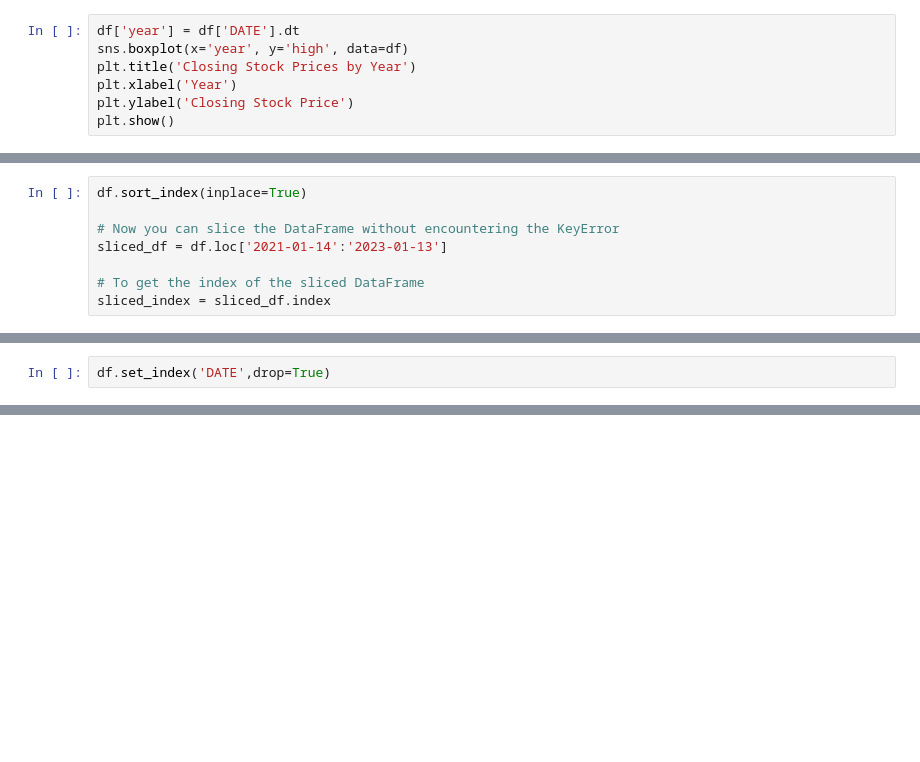
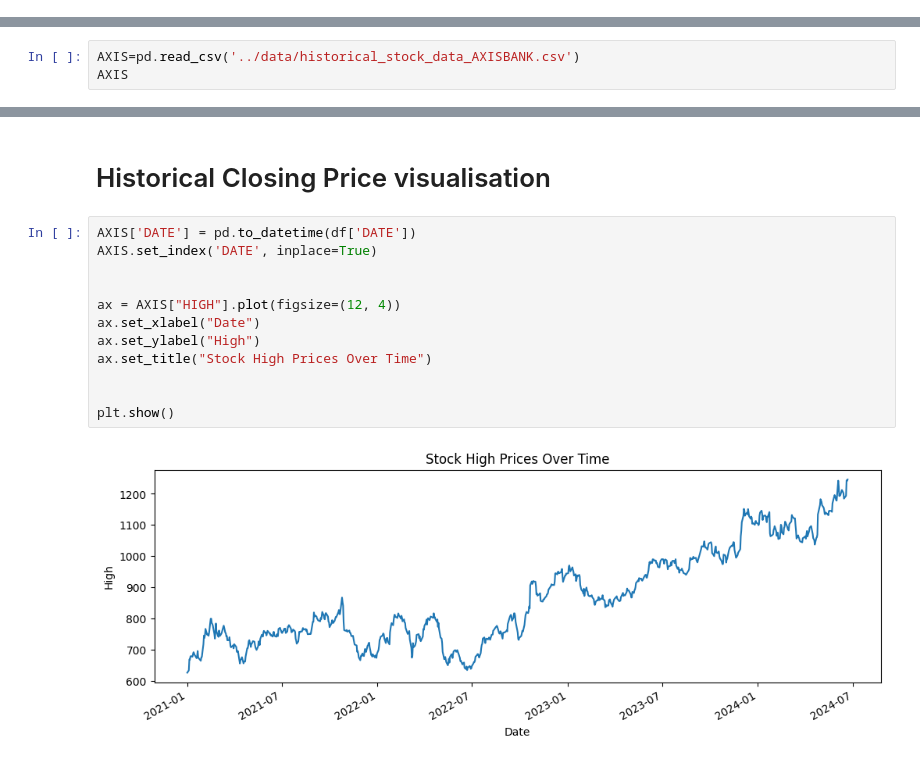
Before and after one commit to Ariyamandebnath/Stock-ipy, a Jupyter notebook: analysis/EDA.ipynb, the cells around one changed output, grey strips where cells are left out. Drawn from its saved outputs; the diff is of its cells as text; blank space fills up the shorter version.

```diff
--- a/analysis/EDA.ipynb
+++ b/analysis/EDA.ipynb
@@ -79,7 +0,0 @@ plt.show()
-# %%
-df['year'] = df['DATE'].dt
-sns.boxplot(x='year', y='high', data=df)
-plt.title('Closing Stock Prices by Year')
-plt.xlabel('Year')
-plt.ylabel('Closing Stock Price')
-plt.show()
@@ -99,8 +0,0 @@ DatetimeIndex(['2024-06-21', '2024-06-20', '2024-06-19', '2024-06-18',
-# %%
-df.sort_index(inplace=True)
-
-# Now you can slice the DataFrame without encountering the KeyError
-sliced_df = df.loc['2021-01-14':'2023-01-13']
-
-# To get the index of the sliced DataFrame
-sliced_index = sliced_df.index
@@ -159,2 +0,0 @@ df.reset_index()
-# %%
-df.set_index('DATE',drop=True)
@@ -195,0 +47,3 @@ memory usage: 100.9+ KB
+# %%
+AXIS=pd.read_csv('../data/historical_stock_data_AXISBANK.csv')
+AXIS
@@ -195,0 +262,16 @@ memory usage: 100.9+ KB
+# %% [markdown]
+# Historical Closing Price visualisation
+# %%
+AXIS['DATE'] = pd.to_datetime(df['DATE'])
+AXIS.set_index('DATE', inplace=True)
+
+
+ax = AXIS["HIGH"].plot(figsize=(12, 4))
+ax.set_xlabel("Date")
+ax.set_ylabel("High")
+ax.set_title("Stock High Prices Over Time")
+
+
+plt.show()
+# %% [output]
+[figure, added]
```
Also changed, not shown: parts of 53 cells of this notebook.
